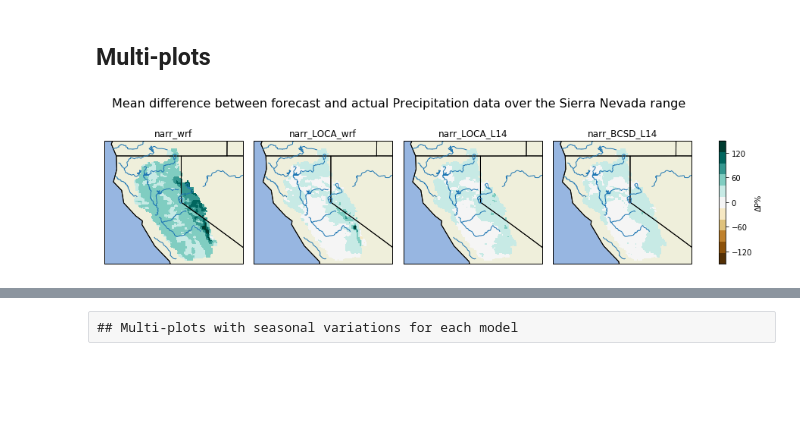
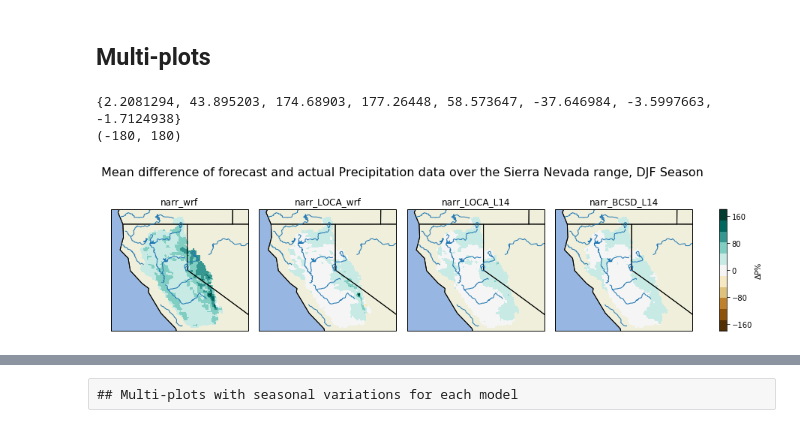
Before and after one commit to raghavgr/DOE-Hydro, a Jupyter notebook: Precipitation with mean difference.ipynb, the cells around one changed output, grey strips where cells are left out. Saved outputs shown, nothing was run; the diff lists cells and outputs as text; code cells hidden in the pictures; blank space fills up the shorter version.

```diff
--- a/Precipitation with mean difference.ipynb
+++ b/Precipitation with mean difference.ipynb
@@ -48,7 +50,7 @@ pr_bcsd_L14_from_1991 = ds_bcsd_L14_1980['pr'].sel(time=slice('1991-01-01', '200
 
 cbar_range = set()
 season_str = 'DJF'
-def add_to_cbar(ds, var_str):
+def add_to_cbar(ds):
     get_df = ds.to_dataframe()
     cbar_range.add(get_df[var_str].min())
     cbar_range.add(get_df[var_str].max())
@@ -108,3 +106,34 @@ add_to_cbar(mean_diff_bcsd_L14_1991_2091, 'pr')
+# %%
+# Helper function to setup clim for colorbar
+# Get max and min and setup ceiling:
+#   - by next fifth multiple if number
+#              has more than two digits
+#   - else by 1
+def setup_clim(ls):
+
+    if(max(ls) < 0):
+        return (math.floor(min(ls)), math.ceil(max(ls)))
+    if(min(ls) < 0):
+        if(abs(min(ls)) < max(ls)):
+            if (len(str(abs(max(ls))).split('.')[0]) < 2):
+                return (math.ceil(-max(ls)), math.ceil(max(ls)))
+            else:
+                return (math.floor(-max(ls)/5)*5, math.ceil(max(ls)/5)*5)
+        else:
+            if (len(str(abs(min(ls))).split('.')[0]) < 2):
+                return (math.floor(min(ls)), math.ceil(-min(ls)))
+            else:
+                return (math.floor(min(ls)/5)*5, math.ceil(-min(ls)/5)*5)
+    else:
+        if (len(str(abs(max(ls))).split('.')[0]) < 2):
+            return (math.floor(min(ls)), math.ceil(max(ls)))
+        else:
+            return (math.floor(min(ls)/5)*5, math.ceil(max(ls)/5)*5)
+# %%
+def add_to_cbar(ds, var_str, cbar_set):
+    get_df = ds.to_dataframe()
+    cbar_set.add(get_df[var_str].min())
+    cbar_set.add(get_df[var_str].max())
 # %% [markdown]
 ## Multi-plots
 # %%
@@ -127,33 +156,41 @@ axgr = AxesGrid(fig,
                 cbar_pad=0.5
                )
 cbar_label_title = 'ΔP%'
 
+cbar_range_mean_diff = set()
+for ls in mean_list:
+    add_to_cbar(ls, 'pr', cbar_range_mean_diff)
+print(cbar_range_mean_diff)
+test = setup_clim(cbar_range_mean_diff)
+print(test)
 
 for i, ax in enumerate(axgr):
     ax.add_feature(cfeature.BORDERS)
     ax.add_feature(cfeature.COASTLINE)
     ax.add_feature(cfeature.STATES)
     ax.add_feature(cfeature.OCEAN)
     ax.add_feature(cfeature.LAKES)
     ax.add_feature(cfeature.LAND)
     ax.add_feature(cfeature.LAKES.with_scale('10m'), facecolor='none', edgecolor='tab:blue')
     ax.add_feature(cfeature.RIVERS.with_scale('10m'), edgecolor='tab:blue')
     # setting the location t
     ax.set_extent([-125, -116, 43, 35])
 
     djf_plt = mean_list[i].plot.pcolormesh(ax=axgr[i], transform=ccrs.PlateCarree(), x='longitude', y='latitude', cmap=plt.get_cmap('BrBG', 11), add_colorbar=False)
     #djf_plt.set_clim(min(cbar_range), max(cbar_range))
-    djf_plt.set_clim(-150, 150)
+    djf_plt.set_clim(setup_clim(cbar_range_mean_diff))
 
 axgr[0].set_title('narr_wrf')
 axgr[1].set_title('narr_LOCA_wrf')
 axgr[2].set_title('narr_LOCA_L14')
 axgr[3].set_title('narr_BCSD_L14')
 
 fig.subplots_adjust(left=0.14, top=1.64)
-fig.suptitle('Mean difference between forecast and actual Precipitation data over the Sierra Nevada range', fontsize=16, y=1.01)
+fig.suptitle('Mean difference of forecast and actual Precipitation data over the Sierra Nevada range, {0} Season'.format(season_str), fontsize=16, y=1.01)
 cb = axgr.cbar_axes[0].colorbar(djf_plt)
 cb.set_label_text(cbar_label_title)
 fig.savefig('Precipitation Mean Difference during {0} over Sierra Nevada range.png'.format(season_str), dpi=150, bbox_inches="tight")
 # %% [output]
+{2.2081294, 43.895203, 174.68903, 177.26448, 58.573647, -37.646984, -3.5997663, -1.7124938}
+(-180, 180)
-[figure, old version]
+[figure, new version]
```
Also changed, not shown: parts of 16 cells of this notebook, 1 other file.
